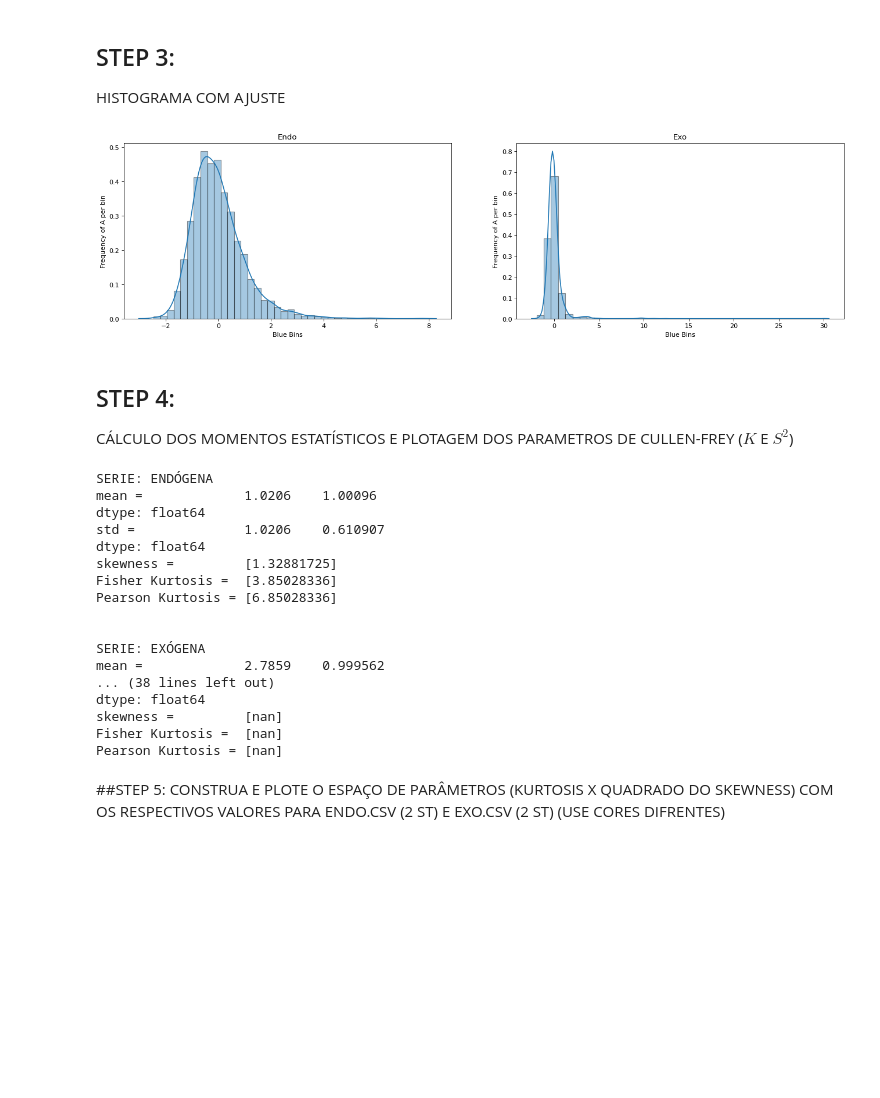
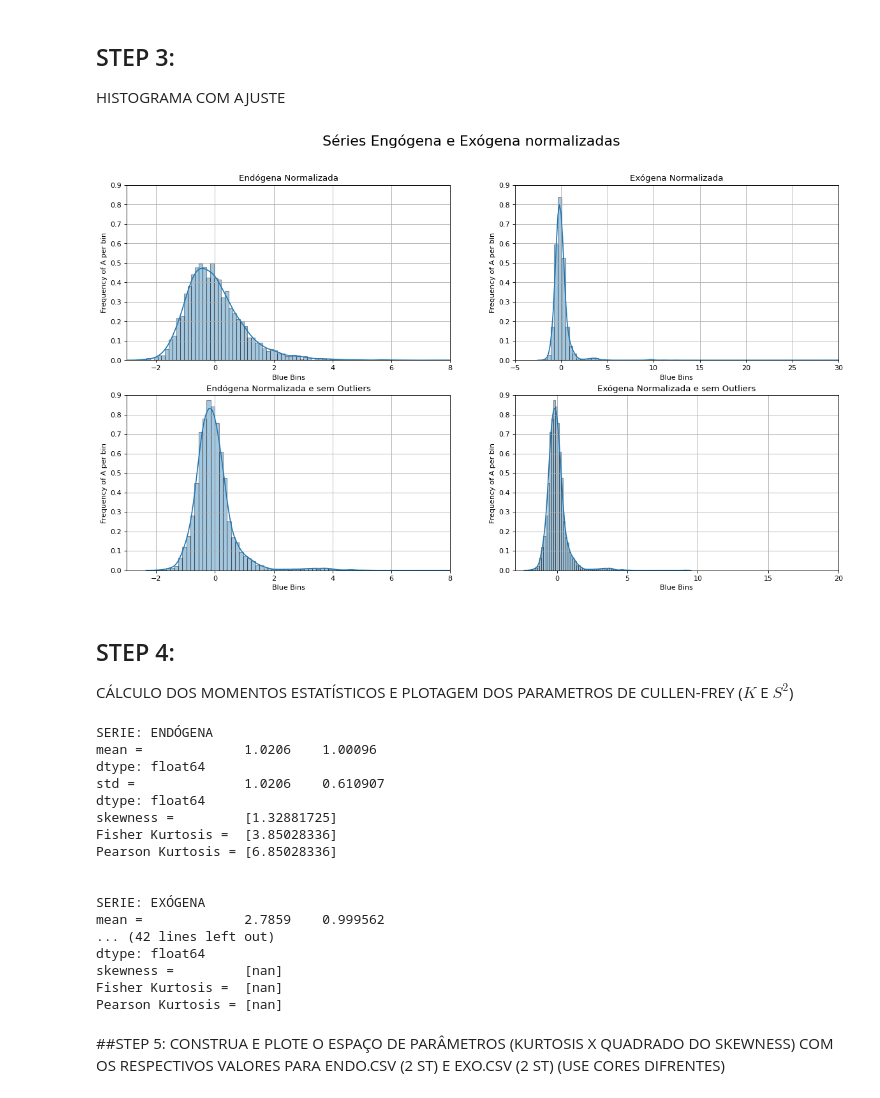
Before and after one commit to barauna-lo/Computational_Statistics, a Jupyter notebook: HandsOn_09/CAP417_HandsOn09_Barauna.ipynb, the cells around one changed output. Cells and saved outputs as stored; diff of their text form; code cells hidden in the pictures; blank space fills up the shorter version.

```diff
--- a/HandsOn_09/CAP417_HandsOn09_Barauna.ipynb
+++ b/HandsOn_09/CAP417_HandsOn09_Barauna.ipynb
@@ -56,16 +57,16 @@ dx=dfendo
 dy=dfexo
 
 plt.subplot(2,1,1)
-dx=(dx - np.mean(dx))/np.std(dx) #Exógeno Normalizado
-plt.plot(dx, linewidth=0.6)
+end_norm = (dx - np.mean(dx))/np.std(dx) #Exógeno Normalizado
+plt.plot(end_norm, linewidth=0.6)
 plt.xlabel('time steps (n)')
 plt.ylabel('A(n)', fontsize='large')
 plt.title('Série Endógena')
 plt.grid()
 
 plt.subplot(2,1,2)
-dy=(dy - np.mean(dy))/np.std(dy) #Endógeno Normalizado
-plt.plot(dy, linewidth=0.6)
+exo_norm=(dy - np.mean(dy))/np.std(dy) #Endógeno Normalizado
+plt.plot(exo_norm, linewidth=0.6)
 plt.xlabel('time steps (n)')
 plt.ylabel('A(n)', fontsize='large')
 plt.title('Série Exógena')
@@ -82,21 +83,21 @@ from matplotlib.pyplot import figure
 
 ### ENDO ###
 #Identificação de σ
-sigma_endo = float(np.std(dx))
+sigma_endo = float(np.std(end_norm))
 #Remoção de 3σ
-dx1 = dx[(dx <= 3*sigma_endo)]
+end_remov = end_norm[(end_norm <= 3*sigma_endo)]
 
 ### EXO ###
 #Identificação de σ
 sigma_exo = float(np.std(dy))
 #Remoção de 3σ
-dy1 = dy[(dy <= 3*sigma_exo)]
+exo_remov = exo_norm[(exo_norm <= 3*sigma_exo)]
 #https://stackoverflow.com/questions/41800424/remove-rows-in-python-less-than-a-certain-value
 
 
 figure(figsize=(15,10),dpi=80)
 plt.subplot(2,1,1)
-plt.plot(dx1, color="C0", linewidth=0.6,label='Endo')
+plt.plot(end_remov, color="C0", linewidth=0.6,label='Endo')
 plt.xlabel('time steps (n)')
 plt.ylabel('A(n)', fontsize='large')
 plt.axhline(y=3*sigma_endo,color='C1',label='3σ')
@@ -106,7 +107,7 @@ plt.grid()
 plt.legend()
 
 plt.subplot(2,1,2)
-plt.plot(dy1, color="C0", linewidth=0.6,label='Exo')
+plt.plot(exo_remov, color="C0", linewidth=0.6,label='Exo')
 plt.xlabel('time steps (n)')
 plt.ylabel('A(n)', fontsize='large')
 plt.axhline(y=3*sigma_exo,color='C1',label='3σ')
@@ -129,22 +130,50 @@ Denomine essa 2a ST como dfendo2 ou dfexo2. Plote os histogramas para cada uma r
 HISTOGRAMA COM AJUSTE
 # %%
 # seaborn histogram with Kernel Density Estimation
-figure(figsize=(20,5),dpi=80)
-plt.subplot(1,2,1)
-sns.distplot(dx, bins=40, hist_kws={'edgecolor':'black'})
+figure(figsize=(18,10),dpi=80)
+
+plt.suptitle('Séries Engógena e Exógena normalizadas',size = 20)
+
+plt.subplot(2,2,1)
+sns.distplot(end_norm, bins=80, hist_kws={'edgecolor':'black'})
 plt.ylabel('Frequency of A per bin')
 plt.xlabel('Blue Bins')
-plt.title('Endo')
+plt.xlim(-3,8)
+plt.ylim(0,.9)
+plt.title('Endógena Normalizada')
+plt.grid()
 
-plt.subplot(1,2,2)
-sns.distplot(dy, bins=40, hist_kws={'edgecolor':'black'})
+
+plt.subplot(2,2,2)
+sns.distplot(exo_norm, bins=80, hist_kws={'edgecolor':'black'})
 plt.ylabel('Frequency of A per bin')
 plt.xlabel('Blue Bins')
-plt.title('Exo')
+plt.title('Exógena Normalizada')
+plt.xlim(-5,30)
+plt.ylim(0,.9)
+plt.grid()
+
+plt.subplot(2,2,3)
+sns.distplot(exo_remov, bins=80, hist_kws={'edgecolor':'black'})
+plt.ylabel('Frequency of A per bin')
+plt.xlabel('Blue Bins')
+plt.title('Endógena Normalizada e sem Outliers')
+plt.xlim(-3,8)
+plt.ylim(0,.9)
+plt.grid()
+
+plt.subplot(2,2,4)
+sns.distplot(exo_remov, bins=80, hist_kws={'edgecolor':'black'})
+plt.ylabel('Frequency of A per bin')
+plt.xlabel('Blue Bins')
+plt.title('Exógena Normalizada e sem Outliers')
+plt.xlim(-3,20)
+plt.ylim(0,.9)
+plt.grid()
 
 plt.show()
 # %% [output]
-[figure, old version]
+[figure, new version]
 # %% [markdown]
 ## STEP 4:
 CÁLCULO DOS MOMENTOS ESTATÍSTICOS E PLOTAGEM DOS PARAMETROS DE CULLEN-FREY ($K$ E $S^2$)
@@ -205,7 +224,7 @@ Pearson Kurtosis = [6.85028336]
 
 SERIE: EXÓGENA
 mean =             2.7859    0.999562
-... (38 lines left out)
+... (42 lines left out)
 dtype: float64
 skewness =         [nan]
 Fisher Kurtosis =  [nan]
```
Also changed, not shown: parts of 6 cells of this notebook.
